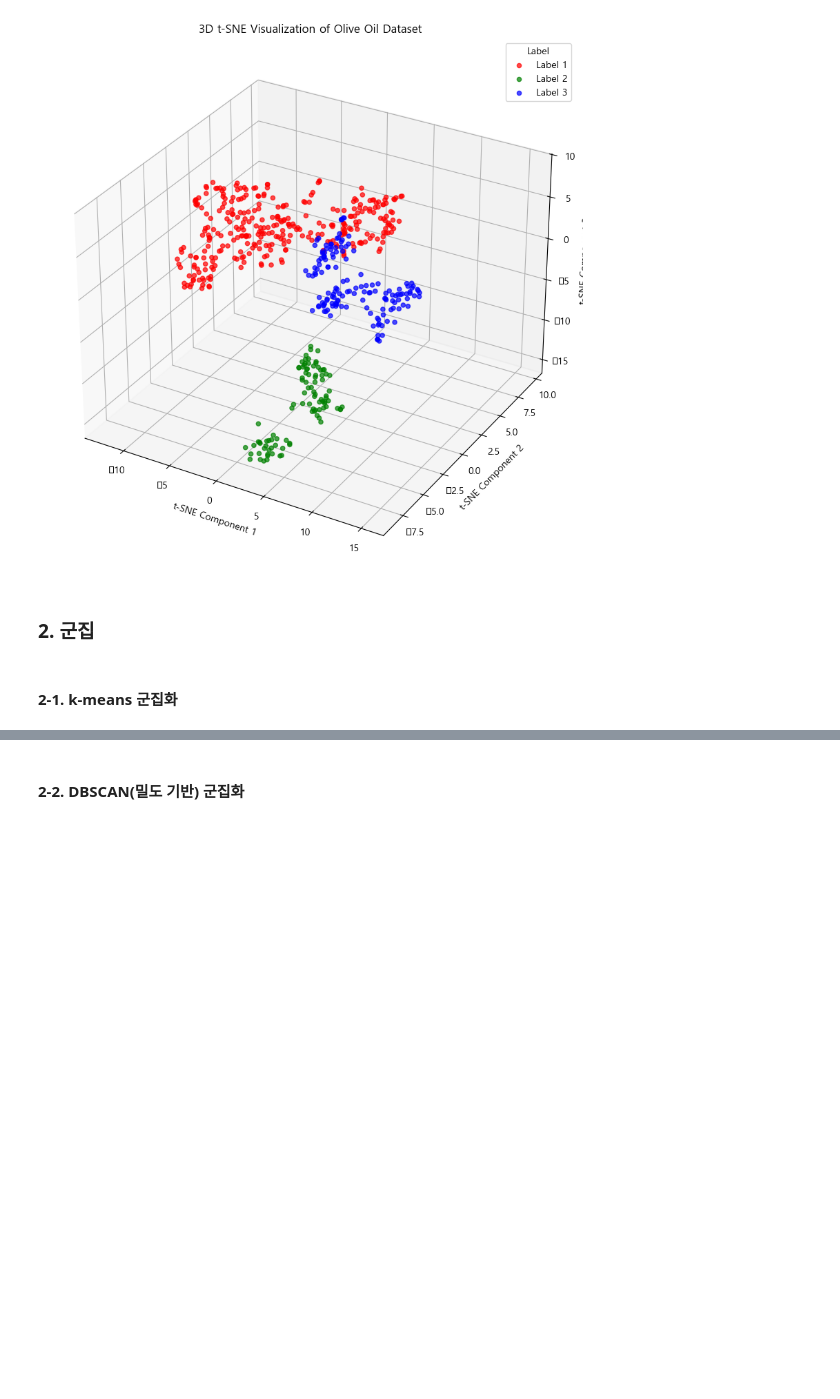
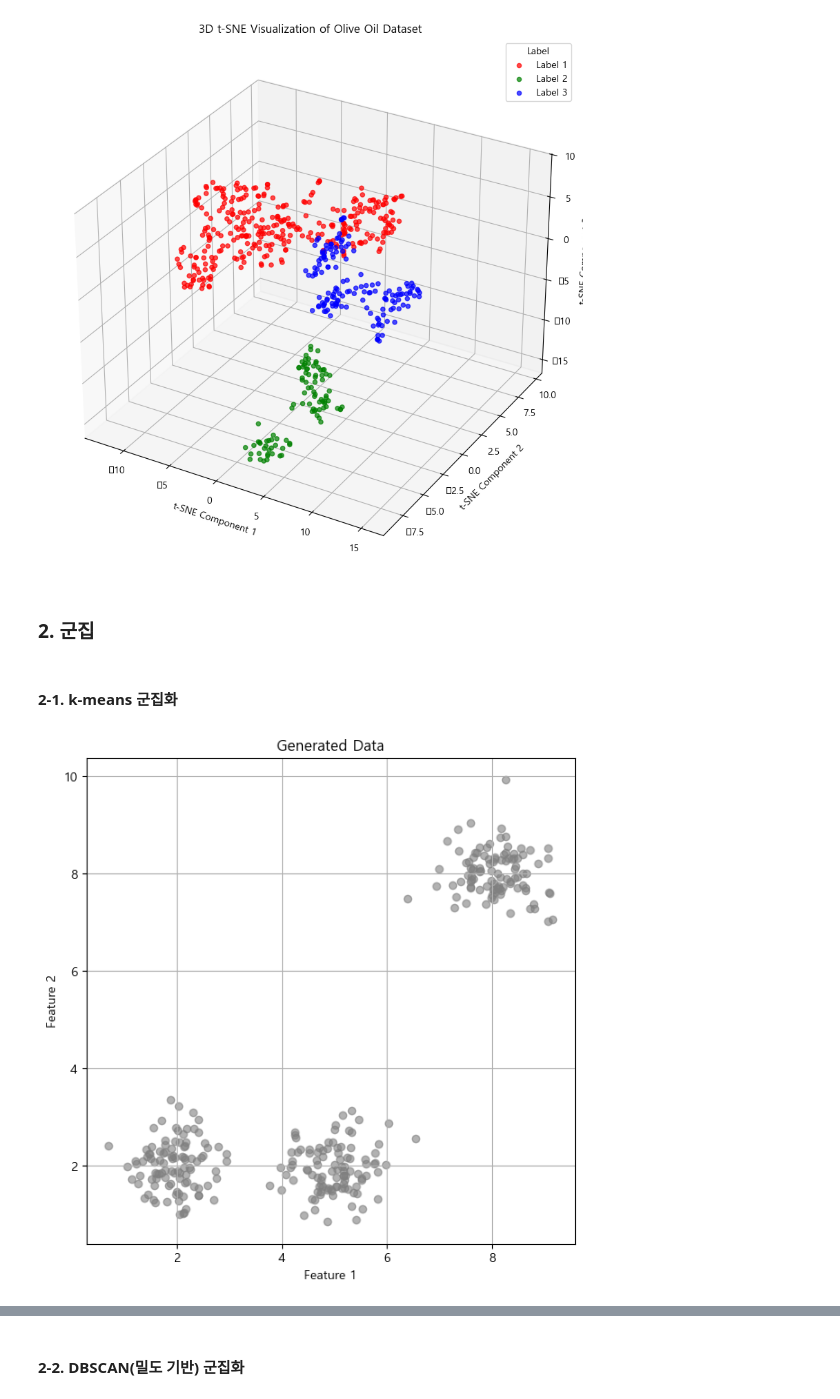
Before and after one commit to worldoftoddl/AICE-Associate-Study, a Jupyter notebook: AI 모델 (딥러닝 비지도학습).ipynb, the cells around one changed output, grey strips where cells are left out. Cells and saved outputs as stored; diff of their text form; code cells hidden in the pictures; blank space fills up the shorter version.

```diff
--- a/AI 모델 (딥러닝 비지도학습).ipynb
+++ b/AI 모델 (딥러닝 비지도학습).ipynb
@@ -368,0 +388,25 @@ k-means 동작 방식
+# %%
+# 라이브러리 불러오기
+import numpy as np
+import matplotlib.pyplot as plt
+from sklearn.cluster import KMeans
+
+# 임의의 데이터 생성
+np.random.seed(42)  # 재현성을 위한 시드 고정
+data_1 = np.random.normal(loc=[2, 2], scale=0.5, size=(100, 2))  # 첫 번째 군집
+data_2 = np.random.normal(loc=[8, 8], scale=0.5, size=(100, 2))  # 두 번째 군집
+data_3 = np.random.normal(loc=[5, 2], scale=0.5, size=(100, 2))  # 세 번째 군집
+
+# 데이터를 하나로 합치기
+data = np.vstack([data_1, data_2, data_3])
+
+# 데이터 시각화
+plt.figure(figsize=(7, 7))
+plt.scatter(data[:, 0], data[:, 1], color='gray', alpha=0.6)
+plt.title('Generated Data')
+plt.xlabel('Feature 1')
+plt.ylabel('Feature 2')
+plt.grid(True)
+plt.show()
+# %% [output]
+[figure, added]
```
Also changed, not shown: parts of 17 cells of this notebook.
